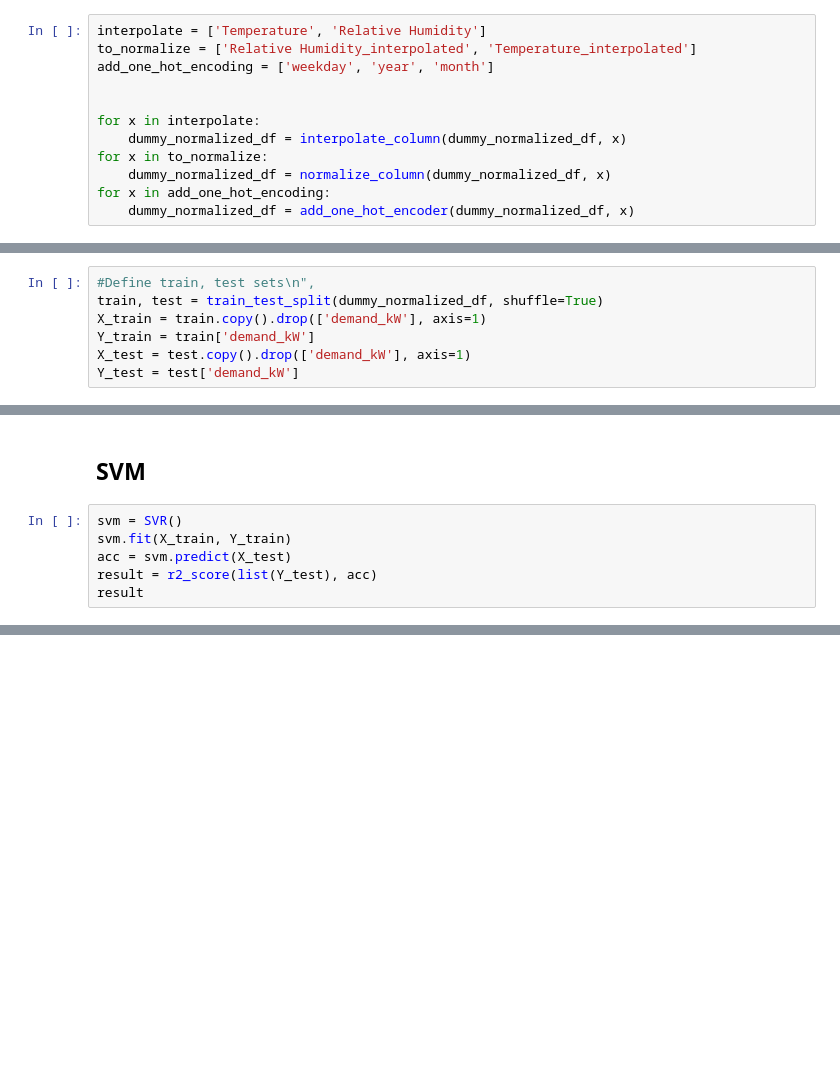
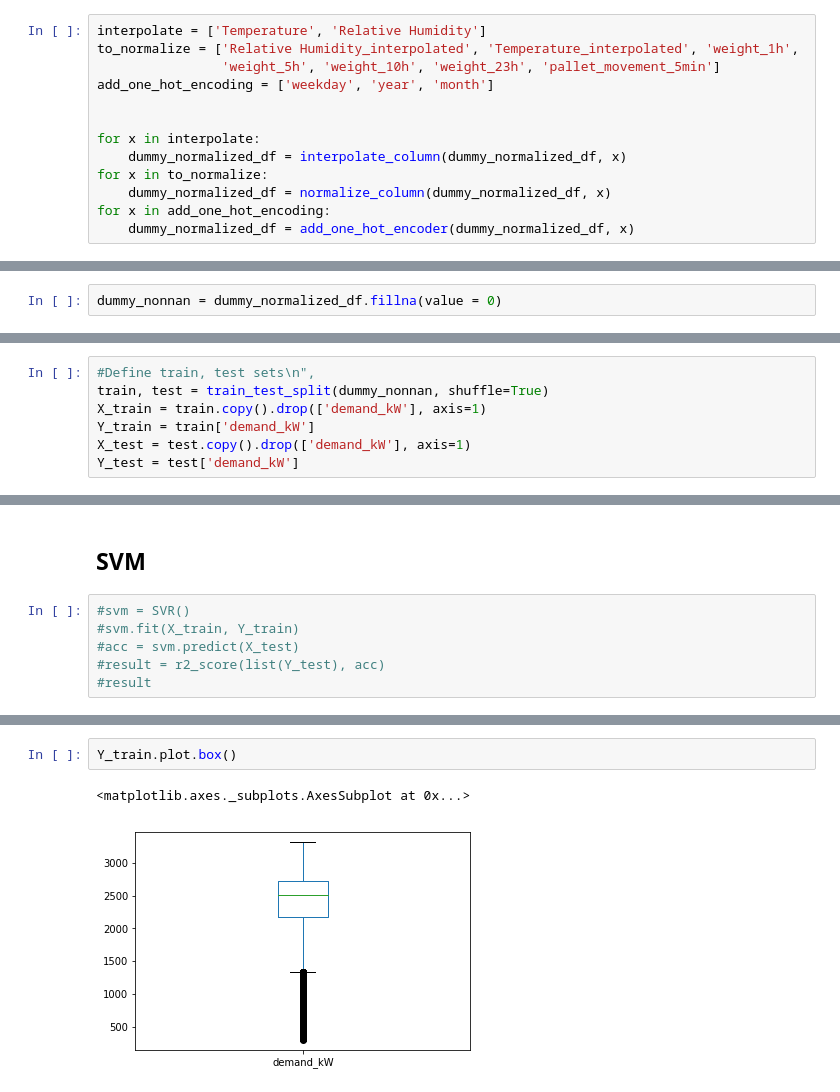
Before and after one commit to Robpennekamp/AppliedMachineLearning, a Jupyter notebook: Model Training by Sonja.ipynb, the cells around one changed output, grey strips where cells are left out. Saved outputs shown, nothing was run; the diff lists cells and outputs as text; blank space fills up the shorter version.

```diff
--- a/Model Training by Sonja.ipynb
+++ b/Model Training by Sonja.ipynb
@@ -252,7 +193,8 @@ def interpolate_column(df, colname):
     return df.drop([colname], axis=1)
 # %%
 interpolate = ['Temperature', 'Relative Humidity']
-to_normalize = ['Relative Humidity_interpolated', 'Temperature_interpolated']
+to_normalize = ['Relative Humidity_interpolated', 'Temperature_interpolated', 'weight_1h',
+                'weight_5h', 'weight_10h', 'weight_23h', 'pallet_movement_5min']
 add_one_hot_encoding = ['weekday', 'year', 'month']
 
 
@@ -286,3 +209,5 @@ dummy_normalized_df
+# %%
+dummy_nonnan = dummy_normalized_df.fillna(value = 0)
 # %% [markdown]
 # Model Building
 - 1 divide into train/test
@@ -309,6 +238,6 @@ def test_model(model, data, debug=False):
 # %%
 #Define train, test sets\n",
-train, test = train_test_split(dummy_normalized_df, shuffle=True)
+train, test = train_test_split(dummy_nonnan, shuffle=True)
 X_train = train.copy().drop(['demand_kW'], axis=1)
 Y_train = train['demand_kW']
 X_test = test.copy().drop(['demand_kW'], axis=1)
@@ -331,8 +261,8 @@ from sklearn.ensemble import RandomForestRegressor
 # %% [markdown]
 ## SVM
 # %%
-svm = SVR()
-svm.fit(X_train, Y_train)
-acc = svm.predict(X_test)
-result = r2_score(list(Y_test), acc)
-result
+#svm = SVR()
+#svm.fit(X_train, Y_train)
+#acc = svm.predict(X_test)
+#result = r2_score(list(Y_test), acc)
+#result
@@ -372,0 +560,5 @@ KeyError: 'squared_error'
+# %%
+Y_train.plot.box()
+# %% [output]
+<matplotlib.axes._subplots.AxesSubplot at 0x...>
+[figure, added]
```
Also changed, not shown: parts of 36 cells of this notebook.
